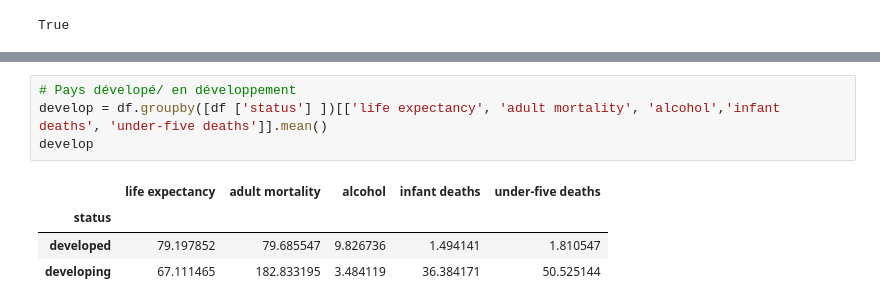
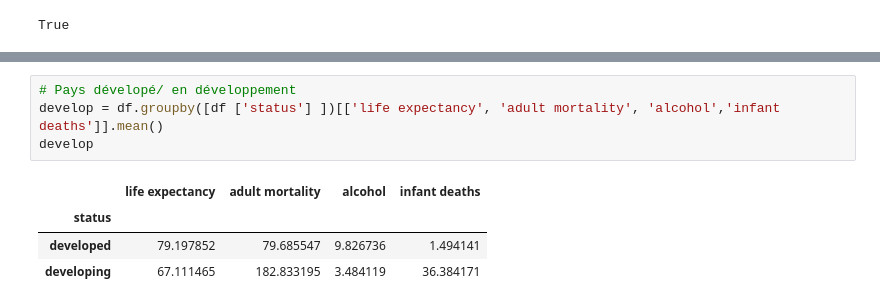
Before and after one commit to bruno-coulet/dazzle-dash, a Jupyter notebook: analyse_exploratoire.ipynb, the cells around one changed output, grey strips where cells are left out. Cells and saved outputs as stored; diff of their text form.

```diff
--- a/analyse_exploratoire.ipynb
+++ b/analyse_exploratoire.ipynb
@@ -160,12 +171,12 @@ uae_uk_2015
 # %%
 # Pays dévelopé/ en développement
-develop = df.groupby([df ['status'] ])[['life expectancy', 'adult mortality', 'alcohol','infant deaths', 'under-five deaths']].mean()
+develop = df.groupby([df ['status'] ])[['life expectancy', 'adult mortality', 'alcohol','infant deaths']].mean()
 develop
 # %% [output]
-|  | life expectancy | adult mortality | alcohol | infant deaths | under-five deaths |
-| status |  |  |  |  |  |
-| developed | 79.197852 | 79.685547 | 9.826736 | 1.494141 | 1.810547 |
-| developing | 67.111465 | 182.833195 | 3.484119 | 36.384171 | 50.525144 |
+|  | life expectancy | adult mortality | alcohol | infant deaths |
+| status |  |  |  |  |
+| developed | 79.197852 | 79.685547 | 9.826736 | 1.494141 |
+| developing | 67.111465 | 182.833195 | 3.484119 | 36.384171 |
 # %%
 columns_to_keep = [
         'year','life expectancy', 'adult mortality',
```
Also changed, not shown: parts of 13 cells of this notebook.
